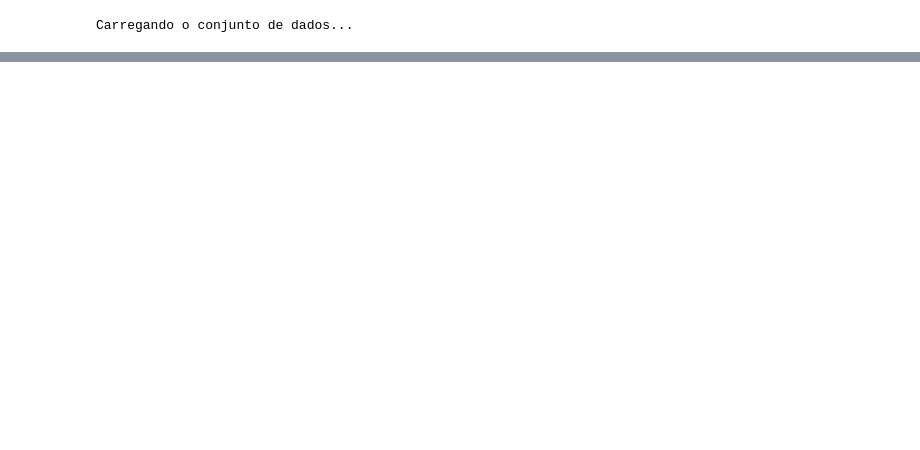
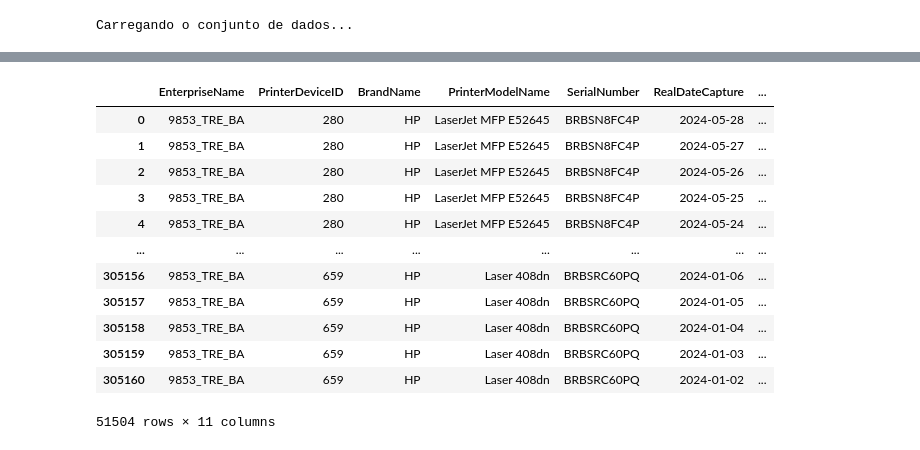
Before and after one commit to marciofreitas71/simpress, a Jupyter notebook: testes/preenche_dados.ipynb, the cells around one changed output, grey strips where cells are left out. Saved outputs shown, nothing was run; the diff lists cells and outputs as text; code cells hidden in the pictures; blank space fills up the shorter version.

```diff
--- a/testes/preenche_dados.ipynb
+++ b/testes/preenche_dados.ipynb
@@ -136 +130,17 @@ df_filled_2024 = df_filled[df_filled['RealDateCapture'] > '2024-01-01']
 df_filled_2024 = df_filled_2024.fillna(0)
+# %%
+df_filled_2024
+# %% [output]
+|  | EnterpriseName | PrinterDeviceID | BrandName | PrinterModelName | SerialNumber | RealDateCapture | ... |
+| 0 | 9853_TRE_BA | 280 | HP | LaserJet MFP E52645 | BRBSN8FC4P | 2024-05-28 | ... |
+| 1 | 9853_TRE_BA | 280 | HP | LaserJet MFP E52645 | BRBSN8FC4P | 2024-05-27 | ... |
+| 2 | 9853_TRE_BA | 280 | HP | LaserJet MFP E52645 | BRBSN8FC4P | 2024-05-26 | ... |
+| 3 | 9853_TRE_BA | 280 | HP | LaserJet MFP E52645 | BRBSN8FC4P | 2024-05-25 | ... |
+| 4 | 9853_TRE_BA | 280 | HP | LaserJet MFP E52645 | BRBSN8FC4P | 2024-05-24 | ... |
+| ... | ... | ... | ... | ... | ... | ... | ... |
+| 305156 | 9853_TRE_BA | 659 | HP | Laser 408dn | BRBSRC60PQ | 2024-01-06 | ... |
+| 305157 | 9853_TRE_BA | 659 | HP | Laser 408dn | BRBSRC60PQ | 2024-01-05 | ... |
+| 305158 | 9853_TRE_BA | 659 | HP | Laser 408dn | BRBSRC60PQ | 2024-01-04 | ... |
+| 305159 | 9853_TRE_BA | 659 | HP | Laser 408dn | BRBSRC60PQ | 2024-01-03 | ... |
+| 305160 | 9853_TRE_BA | 659 | HP | Laser 408dn | BRBSRC60PQ | 2024-01-02 | ... |
+51504 rows × 11 columns
```
Also changed, not shown: parts of 18 cells of this notebook.
